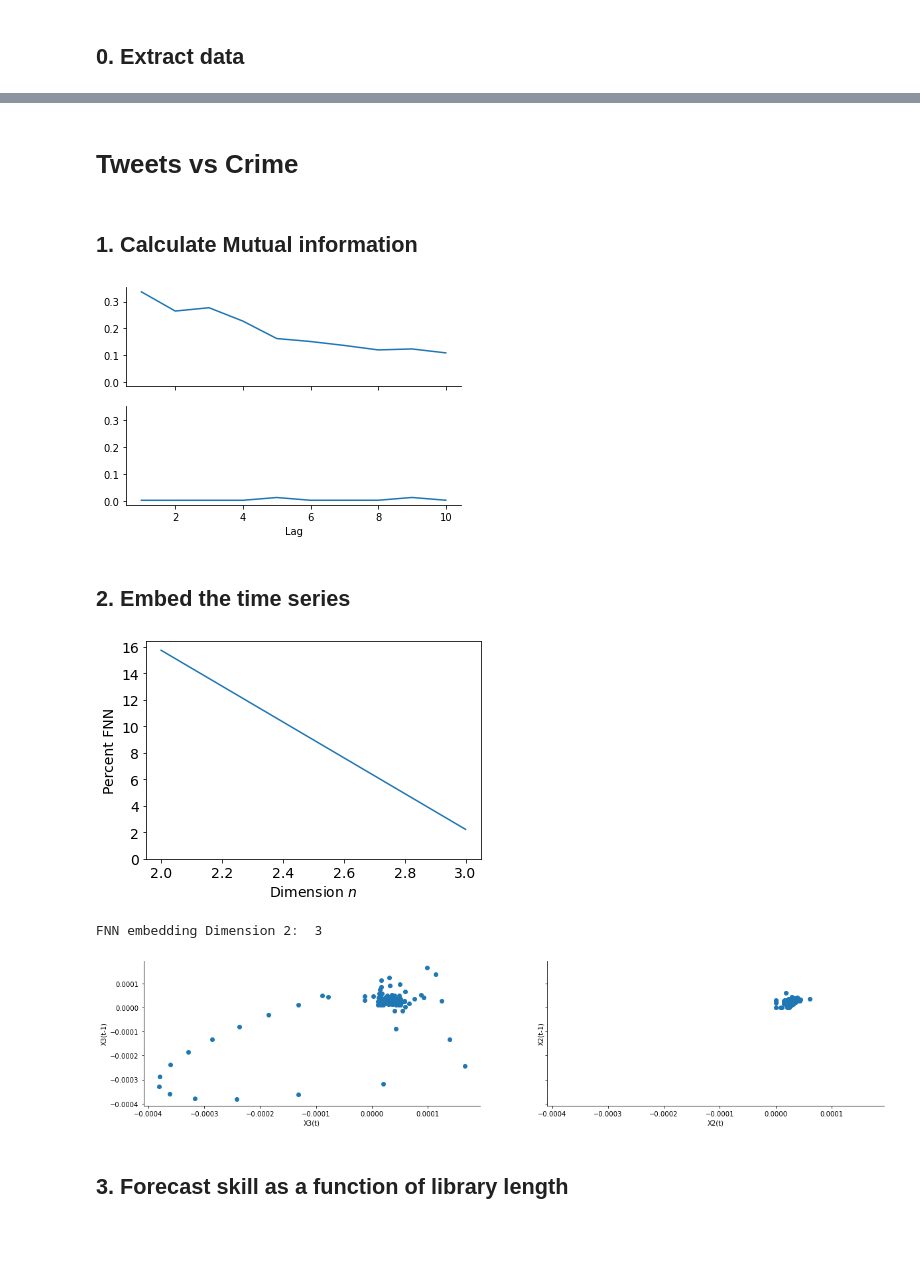
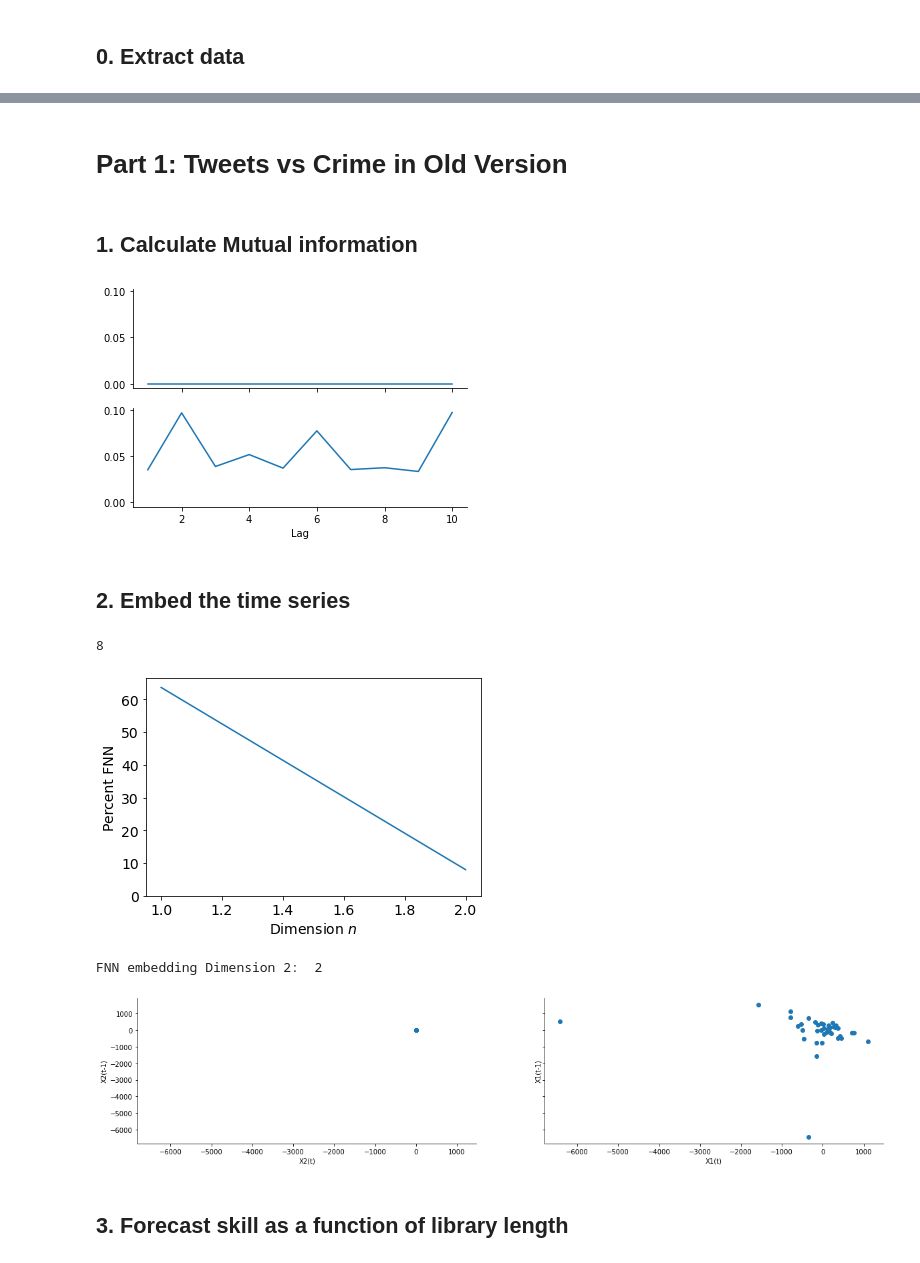
Before and after one commit to cenxi-si/DS-industry-project-group35, a Jupyter notebook: drafts/CCM_Tweets_vs_Crime_oldversion.ipynb, the cells around one changed output, grey strips where cells are left out. Drawn from its saved outputs; the diff is of its cells as text; code cells hidden in the pictures; blank space fills up the shorter version.

```diff
--- a/drafts/CCM_Tweets_vs_Crime_oldversion.ipynb
+++ b/drafts/CCM_Tweets_vs_Crime_oldversion.ipynb
@@ -107,0 +55,12 @@ data
+# %%
+data = pd.read_csv('/Users/sicenxi/Documents/GitHub/DS-industry-project-group35/data/merged_data.csv',index_col=0)
+data = pd.merge(data, crime_agg, left_on=['USstate', 'year', 'month'],
+         right_on=['USstate', 'year', 'month'], how='right')
+data = data.groupby(['year','month']).sum()
+data['shifted_crime_counts'] = data['crime_counts'] - data['crime_counts'].shift(-1)
+data['shifted_crime_counts'] = data['shifted_crime_counts'].fillna(0)
+data['shifted_rape_total'] = data['actual_rape_total'] - data['actual_rape_total'].shift(-1)
+data['shifted_rape_total'] = data['shifted_rape_total'].fillna(0)
+data['misogyny_proportion'] = data['nTweets_y'] / data['nTweets_x']
+data = data.drop(columns=['nTweets_x','nTweets_y','actual_rape_total','crime_counts','population','cost_of_living_index','Number of establishments (ESTAB)'])
+data.head()
@@ -108,7 +75,7 @@ data
 # %% [markdown]
 ## 0. Extract data
 # %%
-x1_alcohol = data['Number of establishments (ESTAB)'].to_numpy()
-x2_crime = data['crime_proportion'].to_numpy()
-x3_tweets = data['misogyny_proportion'].to_numpy()
+x1_crime = data['shifted_crime_counts'].to_numpy()
+x2_tweet = data['misogyny_proportion'].to_numpy()
+x3_rape = data['shifted_rape_total'].to_numpy()
 # %%
@@ -133,43 +97,50 @@ corr
 # %% [markdown]
-# Tweets vs Crime
+# Part 1: Tweets vs Crime in Old Version
 # %% [markdown]
 ## 1. Calculate Mutual information
 # %%
-e3 = ccm.Embed(x3_tweets)
-e2 = ccm.Embed(x2_crime)
+e2 = ccm.Embed(x2_tweet)
+e1 = ccm.Embed(x1_crime)
 
-mi3 = e3.mutual_information(10)
 mi2 = e2.mutual_information(10)
+mi1 = e1.mutual_information(10)
 
 fig,ax = plt.subplots(nrows=2,sharex=True,sharey=True)
-ax[0].plot(np.arange(1,11),mi3)
-ax[1].plot(np.arange(1,11),mi2)
+ax[0].plot(np.arange(1,11),mi2)
+ax[1].plot(np.arange(1,11),mi1)
 ax[1].set_xlabel('Lag')
 sns.despine()
 # %% [output]
-[figure, old version]
+[figure, new version]
 # %% [markdown]
 ## 2. Embed the time series
 # %%
-lag = 3
-perc_FNN2, embed = FNN_n(x2_crime, lag, plotting = True)
+min_index1 = min(range(len(mi1)), key=mi1.__getitem__)
+min_index2 = min(range(len(mi2)), key=mi2.__getitem__)
+min_index1 = max(min_index1, 1)
+min_index2 = max(min_index2, 1)
+lag = max(min_index1, min_index2)
+print(lag)
+
+perc_FNN2, embed = FNN_n(x1_crime, lag, plotting = True)
 print('FNN embedding Dimension 2: ',embed)
-X3 = e3.embed_vectors_1d(lag,embed)
 X2 = e2.embed_vectors_1d(lag,embed)
+X1 = e1.embed_vectors_1d(lag,embed)
 # %% [output]
+8
-[figure, old version]
+[figure, new version]
-FNN embedding Dimension 2:  3
+FNN embedding Dimension 2:  2
 # %%
 fig,ax = plt.subplots(ncols=2,sharey=True,sharex=True,figsize=(20,4))
-ax[0].scatter(X3[:,0],X3[:,1])
-ax[1].scatter(X2[:,0],X2[:,1])
-ax[0].set_xlabel('X3(t)')
-ax[0].set_ylabel('X3(t-1)')
-ax[1].set_xlabel('X2(t)')
-ax[1].set_ylabel('X2(t-1)')
+ax[0].scatter(X2[:,0],X2[:,1])
+ax[1].scatter(X1[:,0],X1[:,1])
+ax[0].set_xlabel('X2(t)')
+ax[0].set_ylabel('X2(t-1)')
+ax[1].set_xlabel('X1(t)')
+ax[1].set_ylabel('X1(t-1)')
 sns.despine()
 # %% [output]
-[figure, old version]
+[figure, new version]
 # %% [markdown]
 ## 3. Forecast skill as a function of library length
 # %%
```
Also changed, not shown: parts of 21 cells of this notebook.
